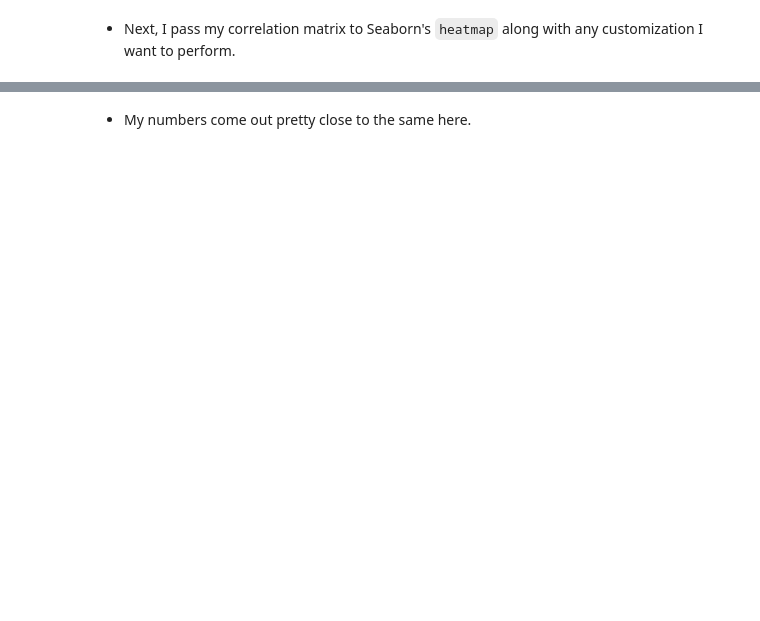
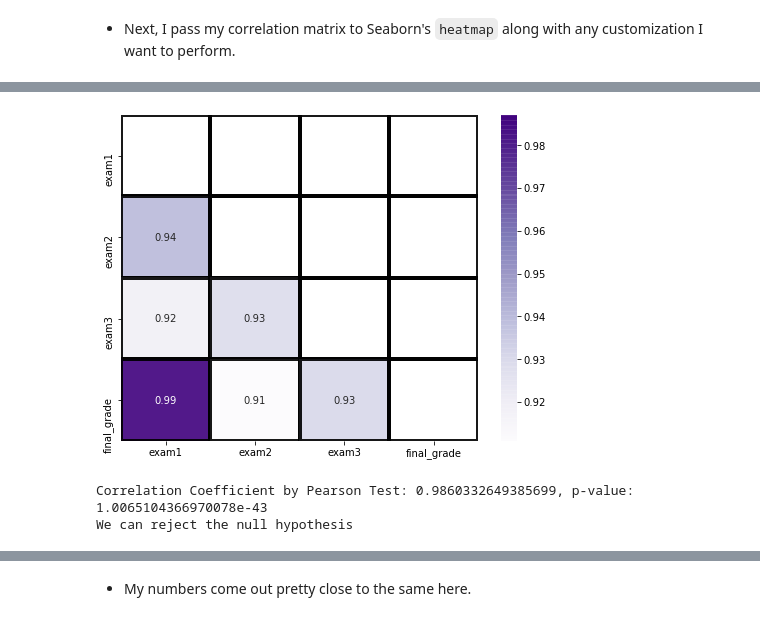
Before and after one commit to CodeupClassroom/innis-regression-exercises, a Jupyter notebook: explore.ipynb, the cells around one changed output, grey strips where cells are left out. Drawn from its saved outputs; the diff is of its cells as text; code cells hidden in the pictures; blank space fills up the shorter version.

```diff
--- a/explore.ipynb
+++ b/explore.ipynb
@@ -196,6 +248,13 @@ plt.show()
 # %%
 # Pass my correlation matrix to Seaborn's heatmap.
 
 kwargs = {'alpha':.9,'linewidth':3, 'linestyle':'-',
           'linecolor':'k','rasterized':False, 'edgecolor':'w',
           'capstyle':'projecting',}
+
+plt.figure(figsize=(8,6))
+sns.heatmap(exam_corr, cmap='Purples', annot=True, mask= np.triu(exam_corr), **kwargs)
+
+plt.show()
+# %% [output]
+[figure, added]
@@ -204,3 +261,17 @@ kwargs = {'alpha':.9,'linewidth':3, 'linestyle':'-',
+# %%
+# Use a scipy stats function pearsonr to calculate the correlation coefficient and the p-value.
+
+r, p_value = pearsonr(train.exam1, train.final_grade)
+print(f'Correlation Coefficient by Pearson Test: {r}, p-value: {p_value}')
+
+# set alpha : 0.05
+if p_value < 0.05:
+    print('We can reject the null hypothesis')
+else:
+    print('we cannot reject the null hypothesis')
+# %% [output]
+Correlation Coefficient by Pearson Test: 0.9860332649385699, p-value: 1.0065104366970078e-43
+We can reject the null hypothesis
 # %%
 # Since my variables are not normally distributed, I might choose Spearman instead.
 
```
Also changed, not shown: parts of 30 cells of this notebook.
